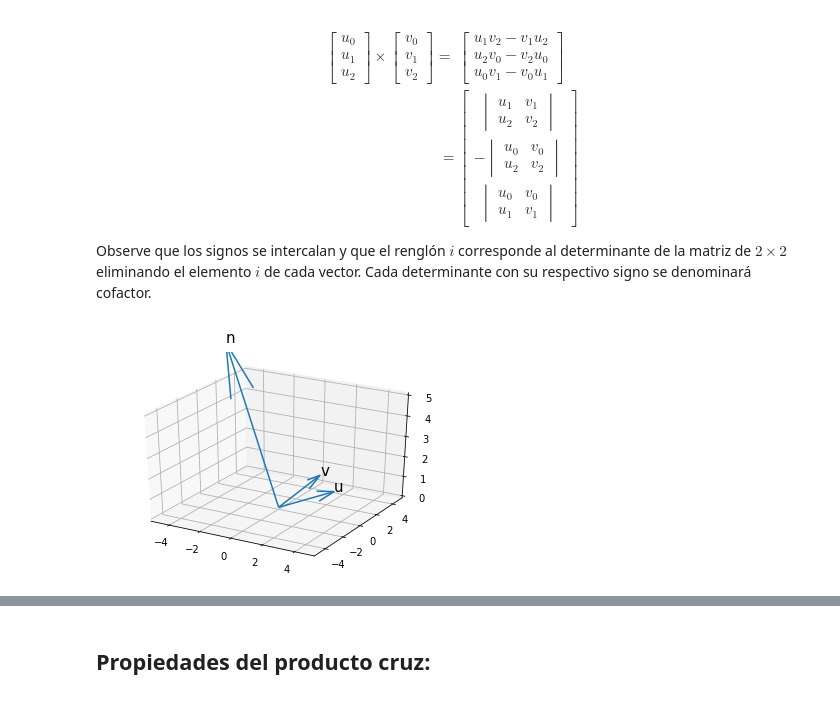
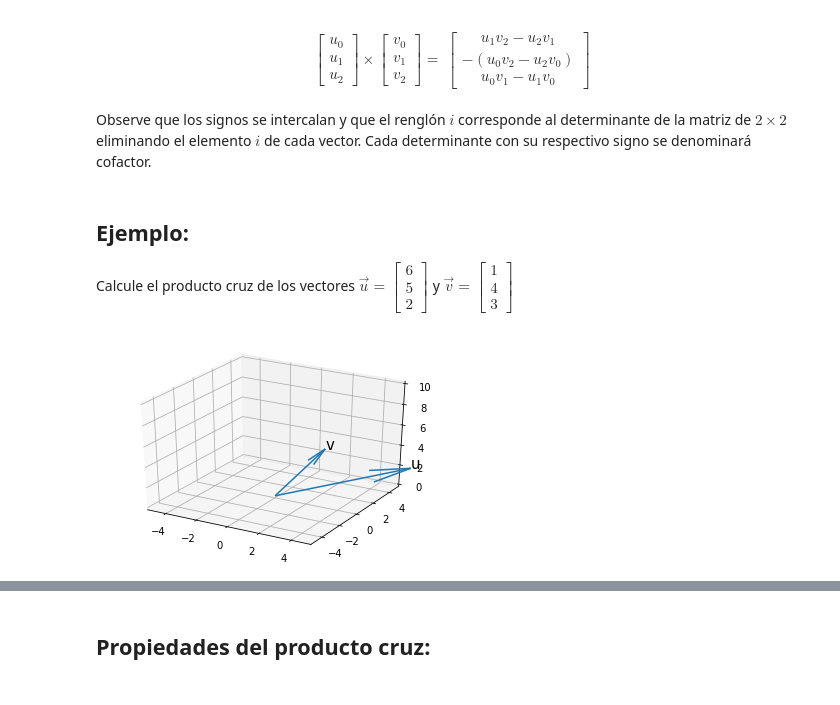
Before and after one commit to GerardoMunoz/AlgebraLineal, a Jupyter notebook: AL005.300_ProdCruz.ipynb, the cells around one changed output, grey strips where cells are left out. Drawn from its saved outputs; the diff is of its cells as text; code cells hidden in the pictures.

```diff
--- a/AL005.300_ProdCruz.ipynb
+++ b/AL005.300_ProdCruz.ipynb
@@ -61,24 +109,33 @@ El producto cruz corresponde al hacer $t=v_1u_0 - v_0 u_1$.
 # %% [markdown]
 
 \begin{align}\begin{bmatrix}u_0\\u_1\\u_2\end{bmatrix} \times \begin{bmatrix}v_0\\v_1\\v_2\end{bmatrix}
-=&\begin{bmatrix}u_1 v_2-v_1 u_2\\u_2 v_0-v_2 u_0\\u_0 v_1-v_0 u_1\end{bmatrix}\\
-=&\begin{bmatrix}
+=&\begin{bmatrix}u_1 v_2- u_2v_1\\-( u_0 v_2 - u_2 v_0)\\u_0 v_1- u_1 v_0\end{bmatrix}\\
+\end{align}
+Observe que los signos se intercalan y que el renglón $i$ corresponde al determinante de la matriz de $2 \times 2$ eliminando el elemento $i$ de cada vector. Cada determinante con su respectivo signo se denominará cofactor.
+
+
+<!--  =&\begin{bmatrix}
 \begin{vmatrix}u_1 & v_1 \\ u_2 & v_2 \end{vmatrix}\\
 -\begin{vmatrix}u_0 & v_0 \\ u_2 & v_2 \end{vmatrix}\\
 \begin{vmatrix}u_0 & v_0 \\ u_1 & v_1 \end{vmatrix}
-\end{bmatrix}
-\end{align}
-Observe que los signos se intercalan y que el renglón $i$ corresponde al determinante de la matriz de $2 \times 2$ eliminando el elemento $i$ de cada vector. Cada determinante con su respectivo signo se denominará cofactor.
+\end{bmatrix} -->
+# %% [markdown]
+## Ejemplo:
+
+Calcule el producto cruz de los vectores
+$ \vec{u}=\begin{bmatrix}6\\5\\2\end{bmatrix}$ y $\vec{v}=\begin{bmatrix}1\\4\\3\end{bmatrix} $
 # %%
 import matplotlib.pyplot as plt
 from mpl_toolkits.mplot3d import Axes3D
 
-u=Matrix([3,1,1])
-v=Matrix([1,3,1])
-n=u.cross(v)
+#u=sp.Matrix([3,1,1])
+#v=sp.Matrix([1,3,1])
+u=sp.Matrix([6,5,2])
+v=sp.Matrix([1,4,3])
+#w=u.cross(v)
 
-ax=ejes3d(-5,5,-5,5,0,5)
-flecha3d(ax,juntar(u,v,n),nombres=['u','v','n'])
+ax=ejes3d(-5,5,-5,5,0,10)
+flecha3d(ax,u.row_join(v),nombres=['u','v'])
 plt.show()
 # %% [output]
-[figure, old version]
+[figure, new version]
```
Also changed, not shown: parts of 8 cells of this notebook.
